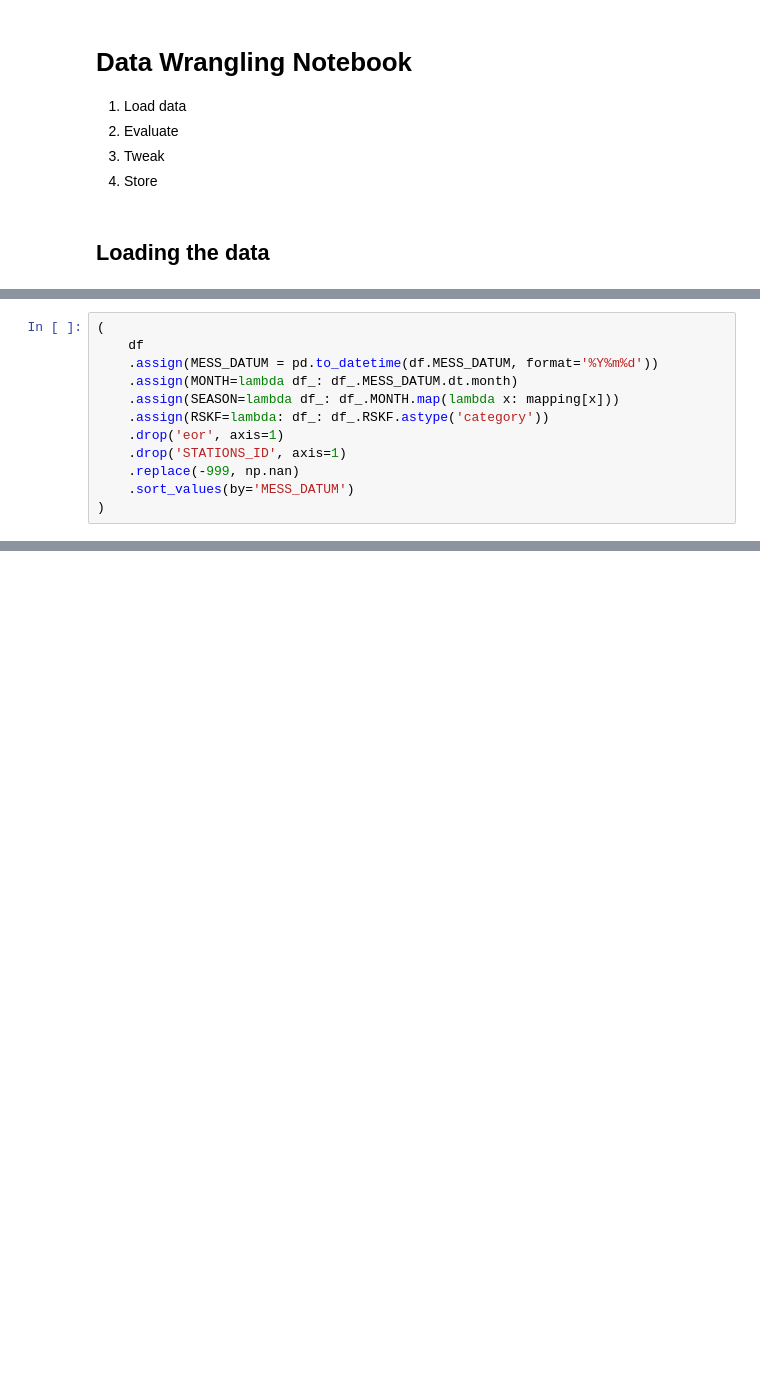
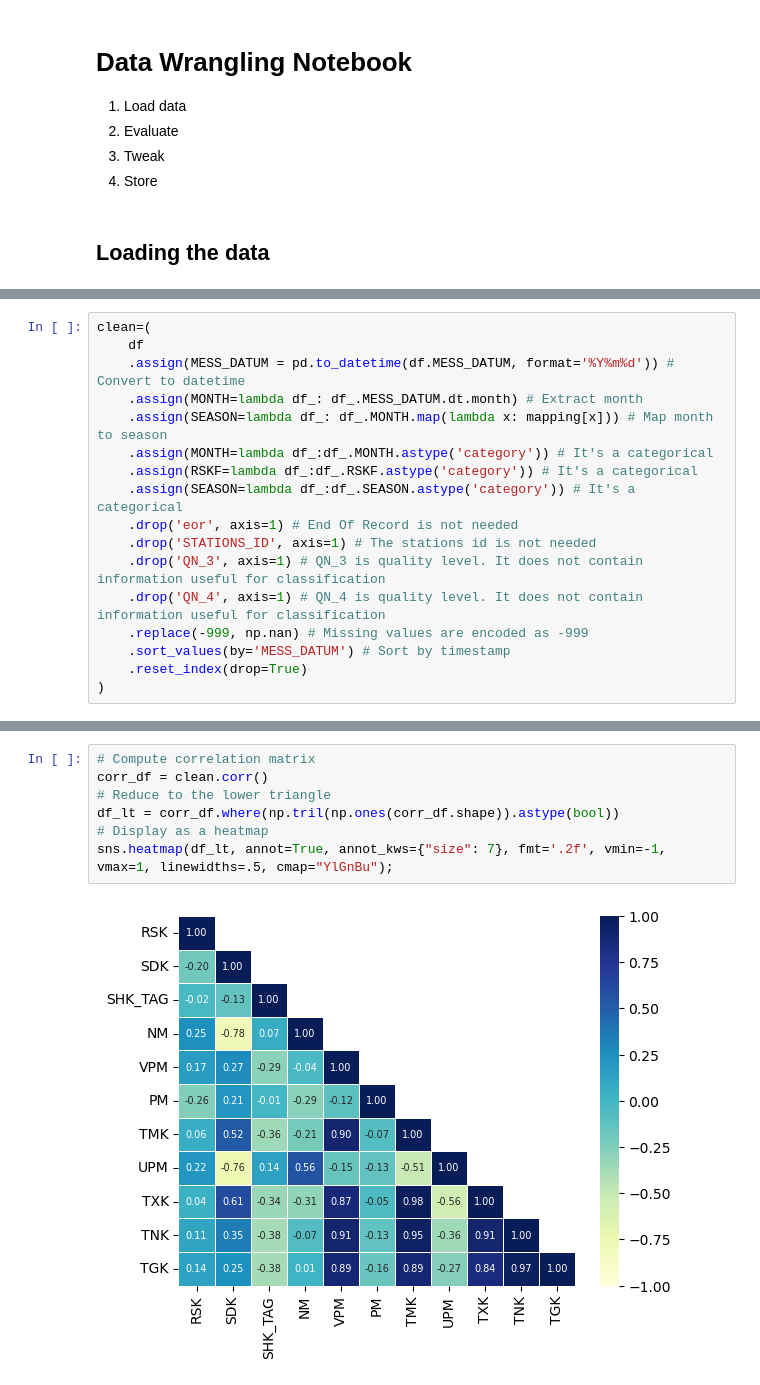
Before and after one commit to schumadi/nd025-final, a Jupyter notebook: data_wrangling.ipynb, the cells around one changed output, grey strips where cells are left out. Saved outputs shown, nothing was run; the diff lists cells and outputs as text; blank space fills up the shorter version.

```diff
--- a/data_wrangling.ipynb
+++ b/data_wrangling.ipynb
@@ -91,14 +92,19 @@ $e^{i\pi} + 1 = 0$
 mapping = {1: 'Winter', 2: 'Winter', 3: 'Spring', 4: 'Spring', 5: 'Spring', 6: 'Summer',
            7: 'Summer', 8: 'Summer', 9: 'Autumn', 10: 'Autumn', 11: 'Autumn', 12: 'Winter'}
 # %%
-(
+clean=(
     df
-    .assign(MESS_DATUM = pd.to_datetime(df.MESS_DATUM, format='%Y%m%d'))
-    .assign(MONTH=lambda df_: df_.MESS_DATUM.dt.month)
-    .assign(SEASON=lambda df_: df_.MONTH.map(lambda x: mapping[x]))
-    .assign(RSKF=lambda: df_: df_.RSKF.astype('category'))
-    .drop('eor', axis=1)
-    .drop('STATIONS_ID', axis=1)
-    .replace(-999, np.nan)
-    .sort_values(by='MESS_DATUM')
+    .assign(MESS_DATUM = pd.to_datetime(df.MESS_DATUM, format='%Y%m%d')) # Convert to datetime
+    .assign(MONTH=lambda df_: df_.MESS_DATUM.dt.month) # Extract month
+    .assign(SEASON=lambda df_: df_.MONTH.map(lambda x: mapping[x])) # Map month to season
+    .assign(MONTH=lambda df_:df_.MONTH.astype('category')) # It's a categorical
+    .assign(RSKF=lambda df_:df_.RSKF.astype('category')) # It's a categorical
+    .assign(SEASON=lambda df_:df_.SEASON.astype('category')) # It's a categorical
+    .drop('eor', axis=1) # End Of Record is not needed
+    .drop('STATIONS_ID', axis=1) # The stations id is not needed
+    .drop('QN_3', axis=1) # QN_3 is quality level. It does not contain information useful for classification
+    .drop('QN_4', axis=1) # QN_4 is quality level. It does not contain information useful for classification
+    .replace(-999, np.nan) # Missing values are encoded as -999
+    .sort_values(by='MESS_DATUM') # Sort by timestamp
+    .reset_index(drop=True)
 )
@@ -113,0 +185,9 @@ clean
+# %%
+# Compute correlation matrix
+corr_df = clean.corr()
+# Reduce to the lower triangle
+df_lt = corr_df.where(np.tril(np.ones(corr_df.shape)).astype(bool))
+# Display as a heatmap
+sns.heatmap(df_lt, annot=True, annot_kws={"size": 7}, fmt='.2f', vmin=-1, vmax=1, linewidths=.5, cmap="YlGnBu");
+# %% [output]
+[figure, added]
```
Also changed, not shown: parts of 33 cells of this notebook.
